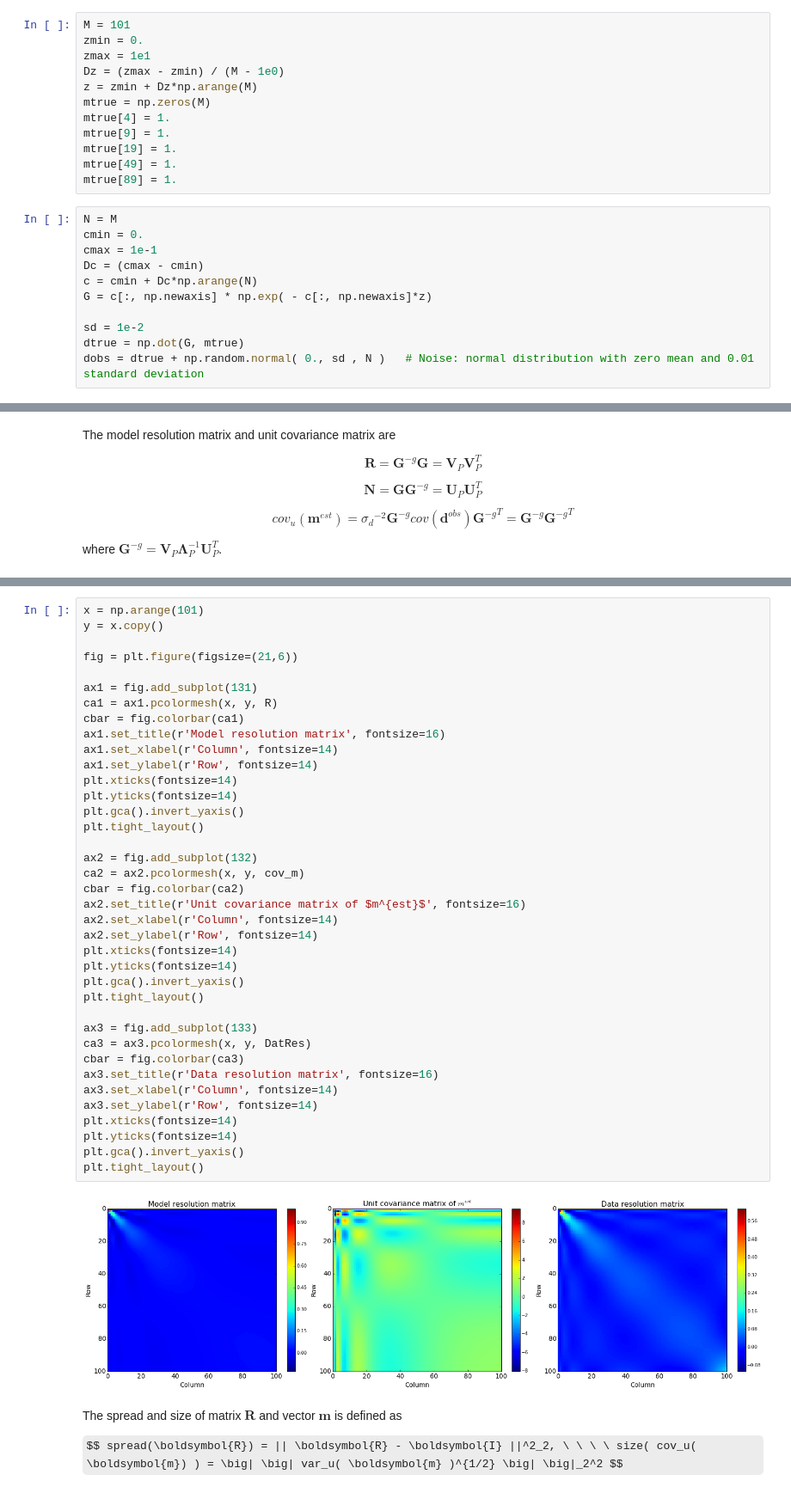
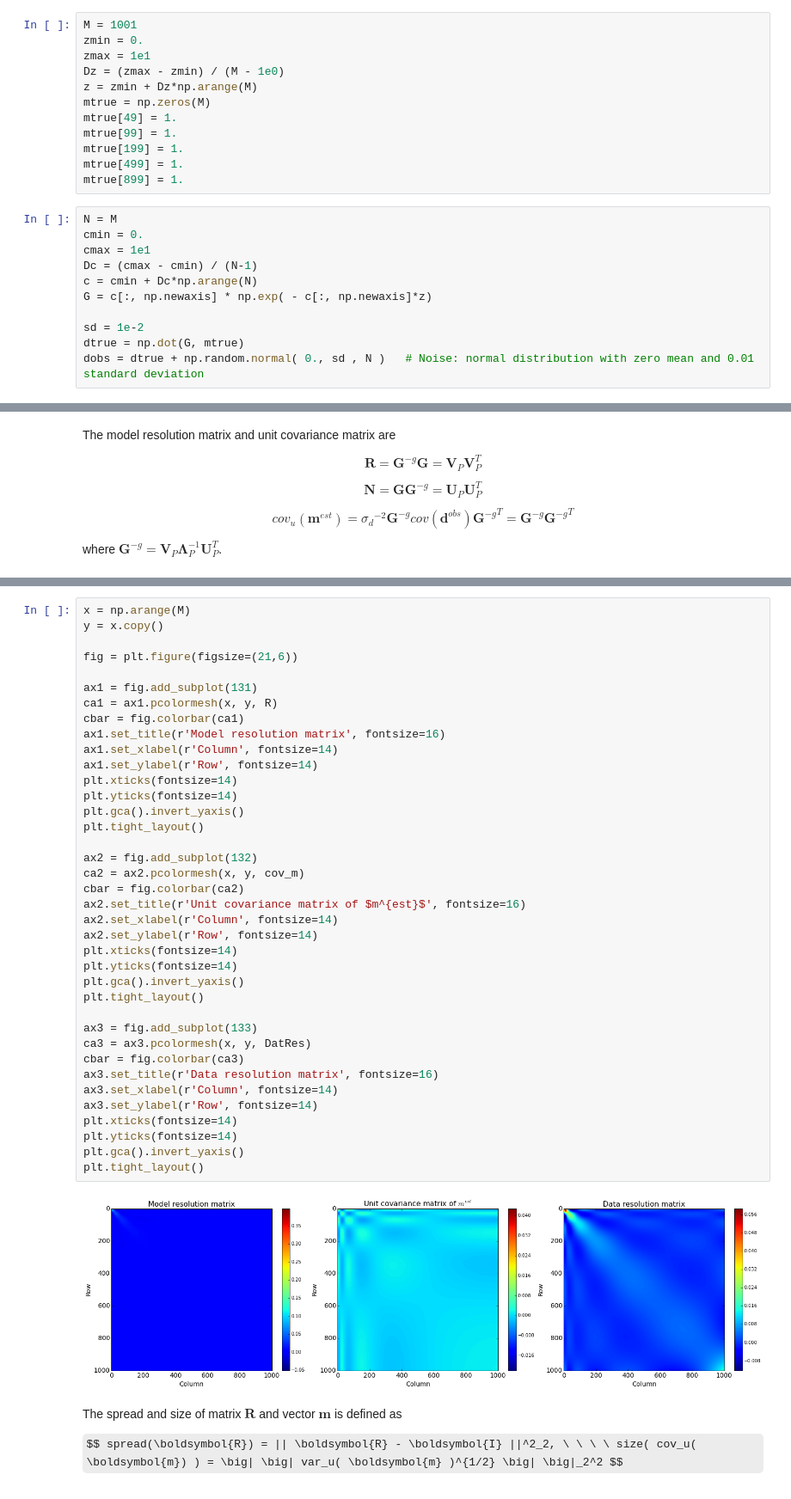
Before and after one commit to roxyboy/Geophysical-Inverse-Theory, a Jupyter notebook: GIT_HW/05GIT_HW.ipynb, the cells around one changed output, grey strips where cells are left out. Shown at 86% size. Saved outputs shown, nothing was run; the diff lists cells and outputs as text; some formulas as TeX source.

```diff
--- a/GIT_HW/05GIT_HW.ipynb
+++ b/GIT_HW/05GIT_HW.ipynb
@@ -11,20 +11,20 @@ The indices in Python start from $0$ so index $5$ in Matlab becomes $4$ in Pytho
 # %%
-M = 101
+M = 1001
 zmin = 0.
 zmax = 1e1
 Dz = (zmax - zmin) / (M - 1e0)
 z = zmin + Dz*np.arange(M)
 mtrue = np.zeros(M)
-mtrue[4] = 1.
-mtrue[9] = 1.
-mtrue[19] = 1.
 mtrue[49] = 1.
-mtrue[89] = 1.
+mtrue[99] = 1.
+mtrue[199] = 1.
+mtrue[499] = 1.
+mtrue[899] = 1.
 # %%
 N = M
 cmin = 0.
-cmax = 1e-1
-Dc = (cmax - cmin)
+cmax = 1e1
+Dc = (cmax - cmin) / (N-1)
 c = cmin + Dc*np.arange(N)
 G = c[:, np.newaxis] * np.exp( - c[:, np.newaxis]*z)
 
@@ -197,5 +174,5 @@ print DatRes
 # %%
-x = np.arange(101)
+x = np.arange(M)
 y = x.copy()
 
 fig = plt.figure(figsize=(21,6))
@@ -206,34 +183,34 @@ cbar = fig.colorbar(ca1)
 ax1.set_title(r'Model resolution matrix', fontsize=16)
 ax1.set_xlabel(r'Column', fontsize=14)
 ax1.set_ylabel(r'Row', fontsize=14)
 plt.xticks(fontsize=14)
 plt.yticks(fontsize=14)
 plt.gca().invert_yaxis()
 plt.tight_layout()
 
 ax2 = fig.add_subplot(132)
 ca2 = ax2.pcolormesh(x, y, cov_m)
 cbar = fig.colorbar(ca2)
 ax2.set_title(r'Unit covariance matrix of $m^{est}$', fontsize=16)
 ax2.set_xlabel(r'Column', fontsize=14)
 ax2.set_ylabel(r'Row', fontsize=14)
 plt.xticks(fontsize=14)
 plt.yticks(fontsize=14)
 plt.gca().invert_yaxis()
 plt.tight_layout()
 
 ax3 = fig.add_subplot(133)
 ca3 = ax3.pcolormesh(x, y, DatRes)
 cbar = fig.colorbar(ca3)
 ax3.set_title(r'Data resolution matrix', fontsize=16)
 ax3.set_xlabel(r'Column', fontsize=14)
 ax3.set_ylabel(r'Row', fontsize=14)
 plt.xticks(fontsize=14)
 plt.yticks(fontsize=14)
 plt.gca().invert_yaxis()
 plt.tight_layout()
 # %% [output]
-[figure, old version]
+[figure, new version]
 # %% [markdown]
 The spread and size of matrix $\boldsymbol{R}$ and vector $\boldsymbol{m}$ is defined as
 
```
Also changed, not shown: parts of 20 cells of this notebook.
